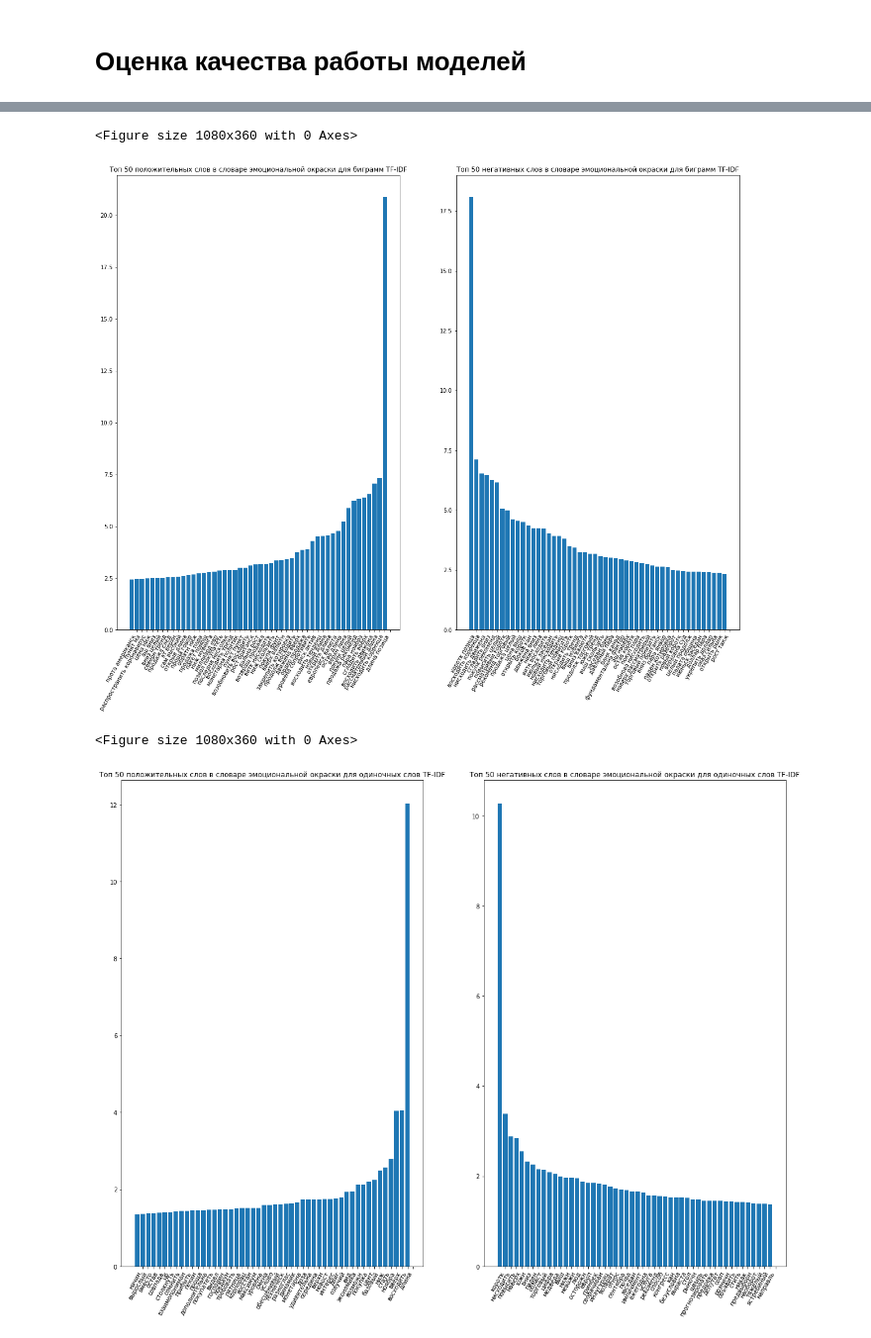
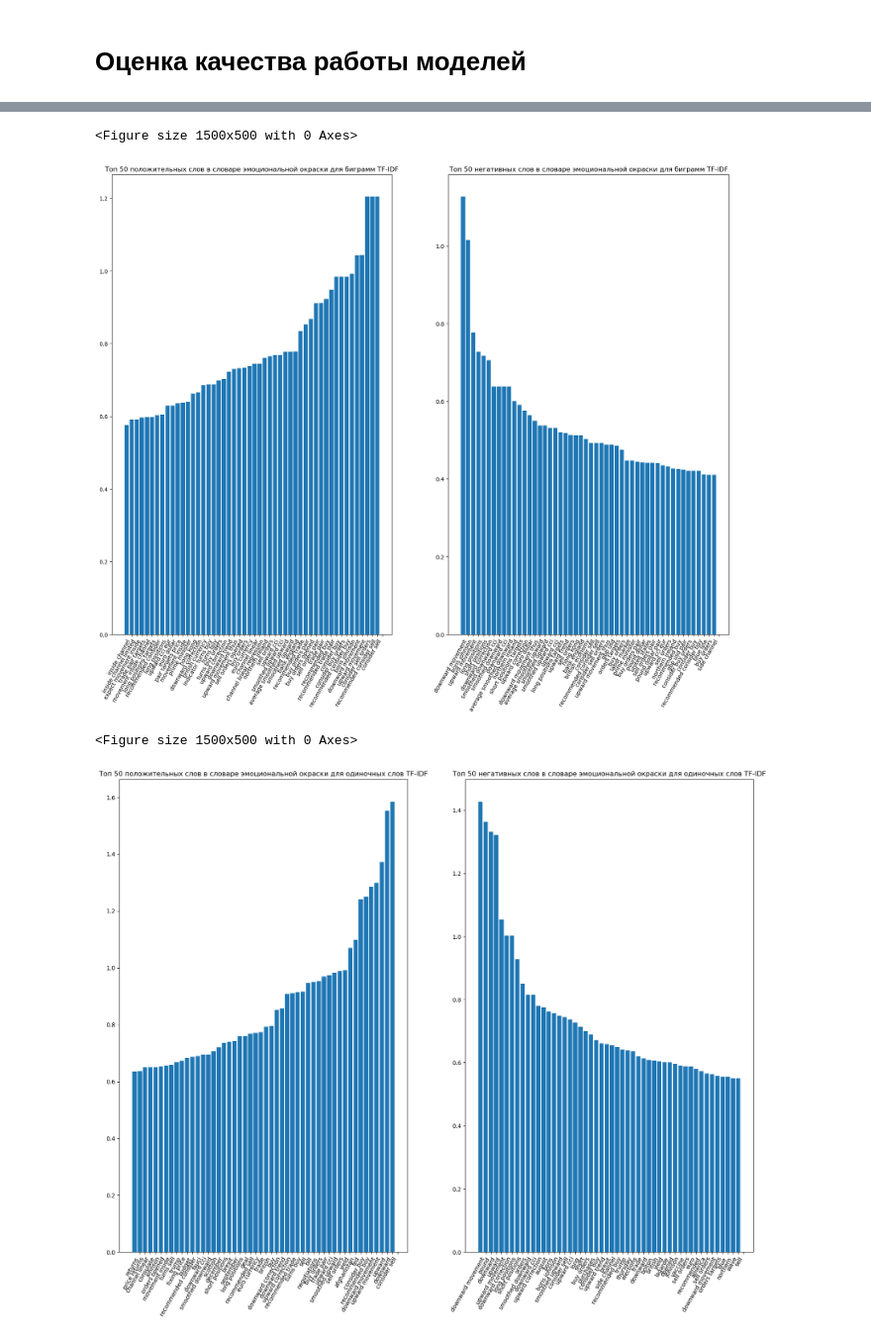
Before and after one commit to AndreiZaycev/Dictionaries-of-emotional-assessment-in-finance, a Jupyter notebook: Sentiment analysis/financial_analysis.ipynb, the cells around one changed output, grey strips where cells are left out. Shown at 99% size. Drawn from its saved outputs; the diff is of its cells as text; code cells hidden in the pictures.

```diff
--- a/Sentiment analysis/financial_analysis.ipynb
+++ b/Sentiment analysis/financial_analysis.ipynb
@@ -329,8 +316,8 @@ x_train, x_valid, y_train, y_valid = train_test_split(X, y, train_size=0.85, ran
 # %%
 from sklearn.feature_extraction.text import TfidfVectorizer
 from sklearn.feature_extraction.text import CountVectorizer
-cv_bigram, cv_word = CountVectorizer(ngram_range=(2,2)), CountVectorizer(ngram_range=(1,1))
-tfid_bigram, tfid_word = TfidfVectorizer(ngram_range=(2, 2)), TfidfVectorizer(ngram_range=(1, 1))
+cv_bigram, cv_word = CountVectorizer(ngram_range=(2,3)), CountVectorizer(ngram_range=(1,2))
+tfid_bigram, tfid_word = TfidfVectorizer(ngram_range=(2, 3)), TfidfVectorizer(ngram_range=(1, 2))
 
 X, X1, X_cv_bigram, X_cv_word = tfid_bigram.fit_transform(x_train), tfid_word.fit_transform(x_train), cv_bigram.fit_transform(x_train), cv_word.fit_transform(x_train)
 X_test, X_test1, X_test_cv_bigram, X_test_cv_word = tfid_bigram.transform(x_valid), tfid_word.transform(x_valid), cv_bigram.transform(x_valid), cv_word.transform(x_valid)
@@ -340,6 +327,7 @@ from sklearn.model_selection import cross_validate
 from sklearn.metrics import make_scorer
 from sklearn.model_selection import StratifiedKFold
 from sklearn.model_selection import GridSearchCV
+import numpy as np
 from sklearn.metrics import f1_score
 pipe = Pipeline([('TfidfVectorizer', TfidfVectorizer(ngram_range=(2, 2))), \
                 ('SGD', SGDClassifier(n_jobs=-1))])
@@ -351,16 +339,17 @@ pipe3 = Pipeline([('CountVectorizer', CountVectorizer(ngram_range=(2,2))), \
                 ('SGD', SGDClassifier(n_jobs=-1))])
 param_grid = {
 
-        'SGD__alpha': np.logspace(-3, 2)
+        'SGD__alpha': np.logspace(-3, 2, num=5)
 }
+
 crs = GridSearchCV(pipe,  param_grid=param_grid,
-                   cv=StratifiedKFold(n_splits=4, shuffle=True), scoring=make_scorer(f1_score))
+                   cv=StratifiedKFold(n_splits=4, shuffle=True), scoring=make_scorer(f1_score, average='macro'))
 crs1 = GridSearchCV(pipe1,  param_grid=param_grid,
-                   cv=StratifiedKFold(n_splits=4, shuffle=True), scoring=make_scorer(f1_score))
+                   cv=StratifiedKFold(n_splits=4, shuffle=True), scoring=make_scorer(f1_score, average='macro'))
 crs2 = GridSearchCV(pipe2,  param_grid=param_grid,
-                   cv=StratifiedKFold(n_splits=4, shuffle=True), scoring=make_scorer(f1_score))
+                   cv=StratifiedKFold(n_splits=4, shuffle=True), scoring=make_scorer(f1_score, average='macro'))
 crs3 = GridSearchCV(pipe3,  param_grid=param_grid,
-                   cv=StratifiedKFold(n_splits=4, shuffle=True), scoring=make_scorer(f1_score))
+                   cv=StratifiedKFold(n_splits=4, shuffle=True), scoring=make_scorer(f1_score, average='macro'))
 crs.fit(final_data_without_na[text], final_data_without_na[target])
 crs1.fit(final_data_without_na[text], final_data_without_na[target])
 crs2.fit(final_data_without_na[text], final_data_without_na[target])
@@ -647,20 +666,23 @@ roc_auc_score(best2.predict(X_test_cv_bigram), y_valid)
 # %%
 import matplotlib.pyplot as plt
 import numpy as np
-def visualize_coefficients(classifier, feature_names, name, n_top_features=50):
-    coef = classifier.coef_.ravel()
+def visualize_coefficients(classifier, feature_names, name, n_top_features=50, is_cb=False):
+    coef = classifier.coef_.ravel() if not is_cb else classifier.get_feature_importance()
     positive_coefficients = np.argsort(coef)[-n_top_features:]
     negative_coefficients = np.argsort(coef)[:n_top_features]
     interesting_coefficients = np.hstack([negative_coefficients, positive_coefficients])
     plt.figure(figsize=(15, 5))
     colors = ["red" if c < 0 else "blue" for c in coef[interesting_coefficients]]
-    figure, axis = plt.subplots(1, 2, figsize=(20,15))
+    figure, axis = plt.subplots(1, 2, figsize=(20,15)) if not is_cb else plt.subplots(figsize=(20,15))
     axis[0].bar(np.arange(n_top_features), coef[positive_coefficients])
-    axis[1].bar(np.arange(n_top_features), abs(coef[negative_coefficients]))
     axis[0].set_title(f"Топ {n_top_features} положительных слов в словаре эмоциональной окраски для {name}")
-    axis[1].set_title(f"Топ {n_top_features} негативных слов в словаре эмоциональной окраски для {name}")
+    if not is_cb:
+        axis[1].bar(np.arange(n_top_features), abs(coef[negative_coefficients]))
+        axis[1].set_title(f"Топ {n_top_features} негативных слов в словаре эмоциональной окраски для {name}")
     #axis[1].set_title(f"Топ 25 слов в словаре эмоциональной окраски для {name}")
     #plt.bar(np.arange(2 * n_top_features), coef[interesting_coefficients], color=colors)
+    positive_coefficients %= len(feature_names)
+    negative_coefficients %= len(feature_names)
     feature_names = np.array(feature_names)
     axis[0].set_xticks(
         np.arange(1, 1 + n_top_features),
@@ -668,10 +690,11 @@ def visualize_coefficients(classifier, feature_names, name, n_top_features=50):
         rotation=60,
         ha="right",
     );
-    axis[1].set_xticks(
-        np.arange(1, 1 + n_top_features),
-        feature_names[negative_coefficients],
-        rotation=60,
-        ha="right",
-    );
+    if not is_cb:
+        axis[1].set_xticks(
+            np.arange(1, 1 + n_top_features),
+            feature_names[negative_coefficients],
+            rotation=60,
+            ha="right",
+        );
     plt.show();
@@ -678,11 +720,11 @@ def visualize_coefficients(classifier, feature_names, name, n_top_features=50):
 # %%
-visualize_coefficients(best, tfid_bigram.get_feature_names(), 'биграмм TF-IDF')
+visualize_coefficients(best, tfid_bigram.get_feature_names_out(), 'биграмм TF-IDF')
 # %% [output]
-<Figure size 1080x360 with 0 Axes>
+<Figure size 1500x500 with 0 Axes>
-[figure, old version]
+[figure, new version]
 # %%
-visualize_coefficients(best1, tfid_word.get_feature_names(), 'одиночных слов TF-IDF')
+visualize_coefficients(best1, tfid_word.get_feature_names_out(), 'одиночных слов TF-IDF')
 # %% [output]
-<Figure size 1080x360 with 0 Axes>
+<Figure size 1500x500 with 0 Axes>
-[figure, old version]
+[figure, new version]
 # %%
```
Also changed, not shown: parts of 100 cells of this notebook, 9 other files.
